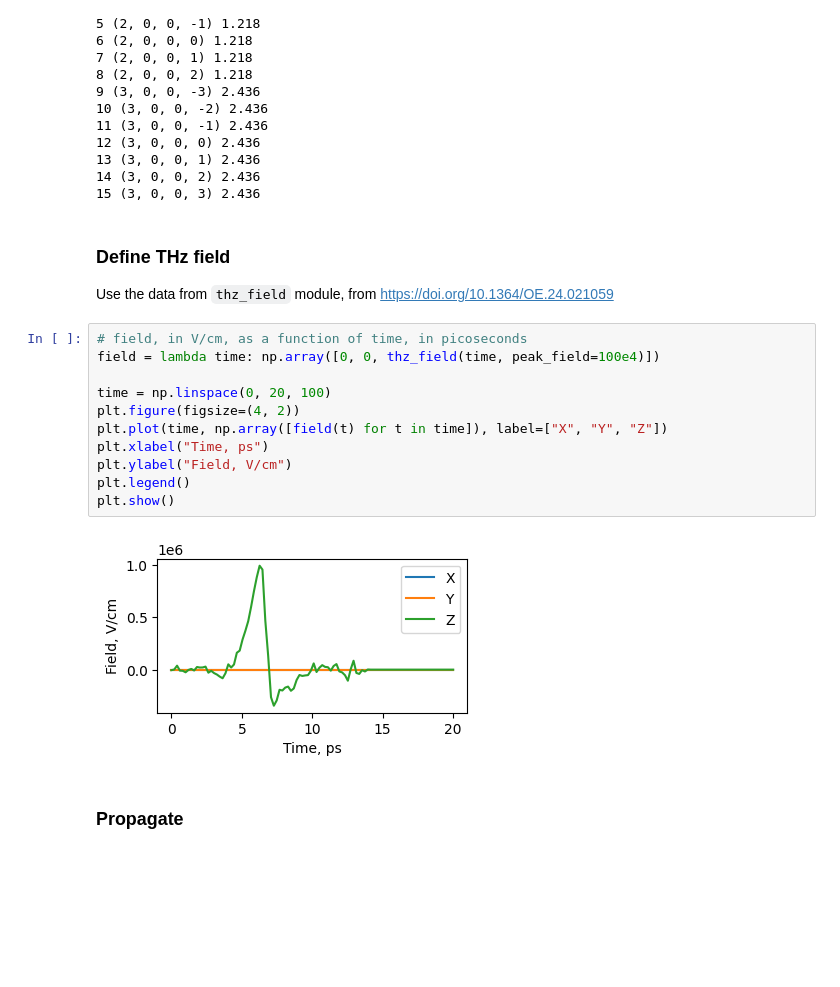
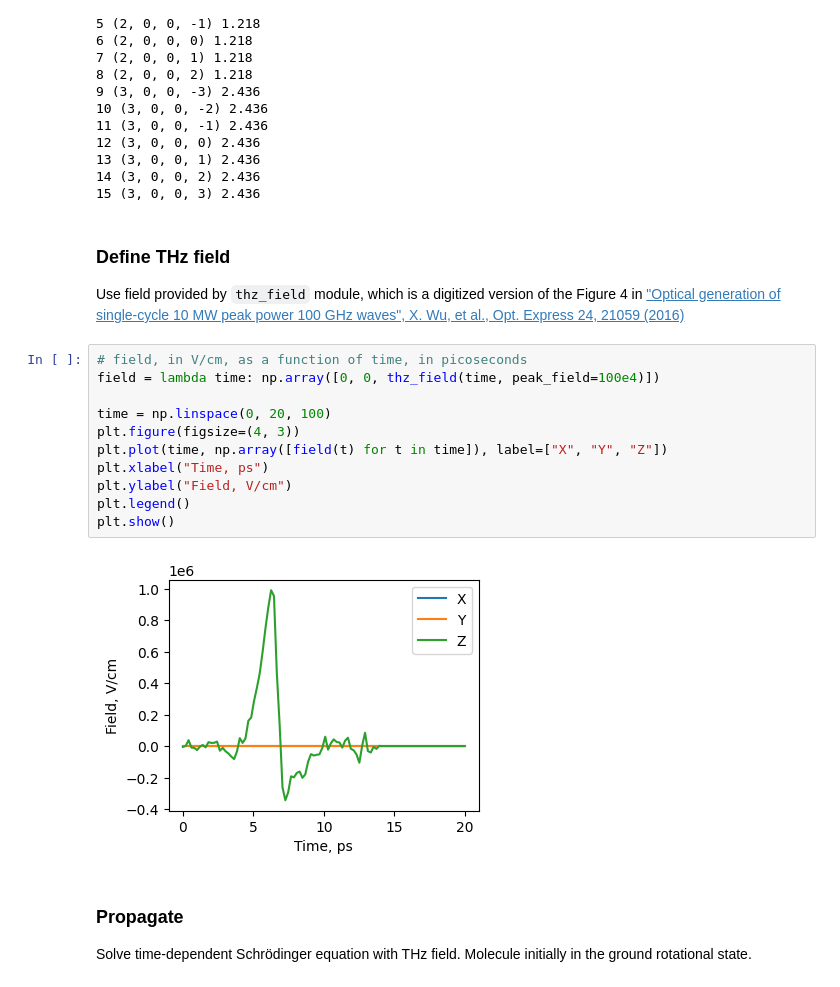
Before and after one commit to yachmena/Course-scientific-computing-for-molecular-physics-2023, a Jupyter notebook: rotation/thz_orientaion.ipynb, the cells around one changed output. Cells and saved outputs as stored; diff of their text form; blank space fills up the shorter version.

Commit message:
Update three-wave mixin and THz orientation examples

```diff
--- a/rotation/thz_orientaion.ipynb
+++ b/rotation/thz_orientaion.ipynb
@@ -77,25 +82,27 @@ Rotational energies
 13 (3, 0, 0, 1) 2.436
 14 (3, 0, 0, 2) 2.436
 15 (3, 0, 0, 3) 2.436
-# %% [markdown]
-### Define THz field
-
-Use the data from `thz_field` module, from https://doi.org/10.1364/OE.24.021059
+# %% [markdown]
+### Define THz field
+
+Use field provided by `thz_field` module, which is a digitized version of the Figure 4 in ["Optical generation of single-cycle 10 MW peak power 100 GHz waves", X. Wu, et al., Opt. Express 24, 21059 (2016)](https://doi.org/10.1364/OE.24.021059)
 # %%
 # field, in V/cm, as a function of time, in picoseconds
 field = lambda time: np.array([0, 0, thz_field(time, peak_field=100e4)])
 
 time = np.linspace(0, 20, 100)
-plt.figure(figsize=(4, 2))
+plt.figure(figsize=(4, 3))
 plt.plot(time, np.array([field(t) for t in time]), label=["X", "Y", "Z"])
 plt.xlabel("Time, ps")
 plt.ylabel("Field, V/cm")
 plt.legend()
 plt.show()
 # %% [output]
-[figure, old version]
+[figure, new version]
-# %% [markdown]
-### Propagate
+# %% [markdown]
+### Propagate
+
+Solve time-dependent Schrödinger equation with THz field. Molecule initially in the ground rotational state.
 # %%
 # convert field-free Hamiltonian from 1/cm to 1/ps
 h0_matrix_invps = h0_matrix * LIGHT_SPEED_CM_PER_PS
```
Also changed, not shown: parts of 24 cells of this notebook, 2 other files.
